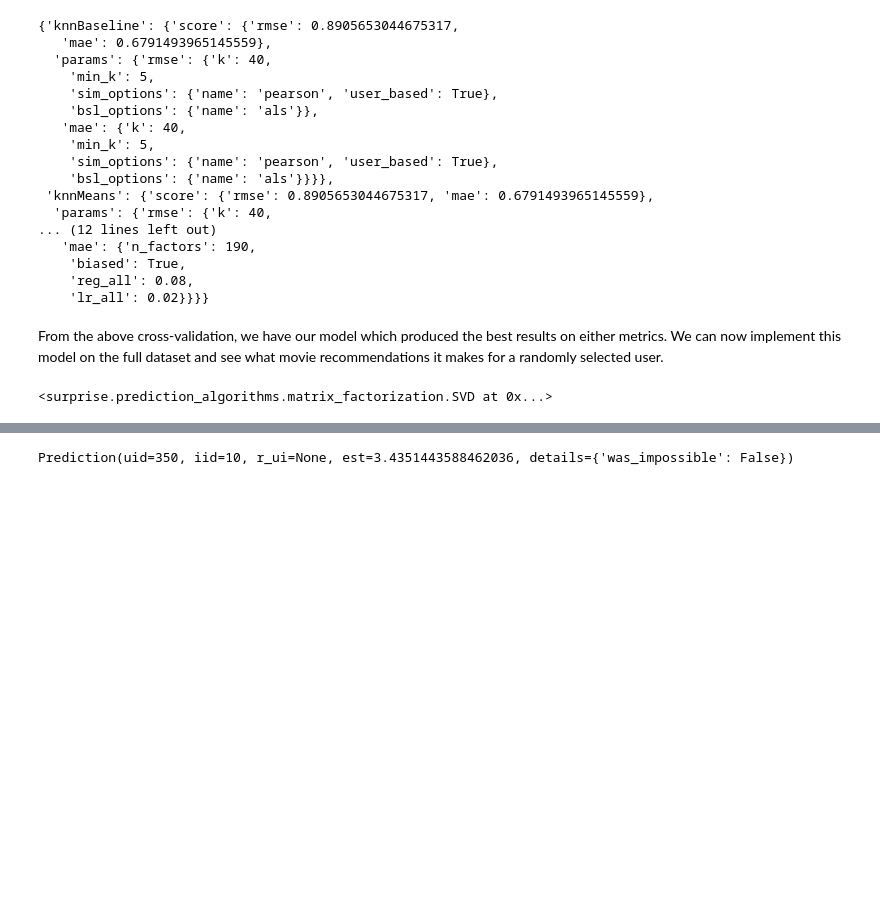
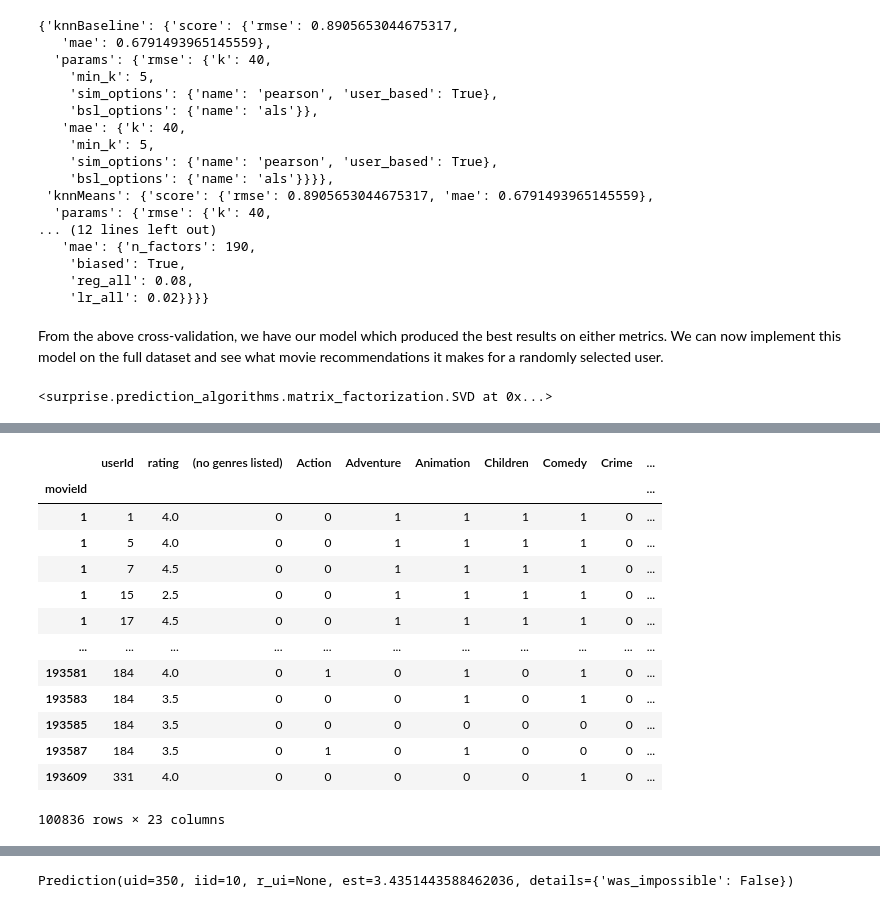
Before and after one commit to adobronyi/predicting_movie_recommendations, a Jupyter notebook: student_v1.ipynb, the cells around one changed output, grey strips where cells are left out. Cells and saved outputs as stored; diff of their text form; code cells hidden in the pictures; blank space fills up the shorter version.

```diff
--- a/student_v1.ipynb
+++ b/student_v1.ipynb
@@ -607,0 +586,4 @@ ranked_movies
+# %%
+# extract observed and predicted ratings from the predictions
+r_ui = [pred[2] for pred in predictions]
+r_hat = [pred[3] for pred in predictions]
@@ -607,0 +696,21 @@ ranked_movies
+# %%
+# create a single dataframe that will hold all updated ratings
+df_all = df_ratings_genres.copy()
+df_all['model rating'] = r_hat
+# %%
+df_all
+# %% [output]
+|  | userId | rating | (no genres listed) | Action | Adventure | Animation | Children | Comedy | Crime | ... |
+| movieId |  |  |  |  |  |  |  |  |  | ... |
+| 1 | 1 | 4.0 | 0 | 0 | 1 | 1 | 1 | 1 | 0 | ... |
+| 1 | 5 | 4.0 | 0 | 0 | 1 | 1 | 1 | 1 | 0 | ... |
+| 1 | 7 | 4.5 | 0 | 0 | 1 | 1 | 1 | 1 | 0 | ... |
+| 1 | 15 | 2.5 | 0 | 0 | 1 | 1 | 1 | 1 | 0 | ... |
+| 1 | 17 | 4.5 | 0 | 0 | 1 | 1 | 1 | 1 | 0 | ... |
+| ... | ... | ... | ... | ... | ... | ... | ... | ... | ... | ... |
+| 193581 | 184 | 4.0 | 0 | 1 | 0 | 1 | 0 | 1 | 0 | ... |
+| 193583 | 184 | 3.5 | 0 | 0 | 0 | 1 | 0 | 1 | 0 | ... |
+| 193585 | 184 | 3.5 | 0 | 0 | 0 | 0 | 0 | 0 | 0 | ... |
+| 193587 | 184 | 3.5 | 0 | 1 | 0 | 1 | 0 | 0 | 0 | ... |
+| 193609 | 331 | 4.0 | 0 | 0 | 0 | 0 | 0 | 1 | 0 | ... |
+100836 rows × 23 columns
```
Also changed, not shown: parts of 70 cells of this notebook.
